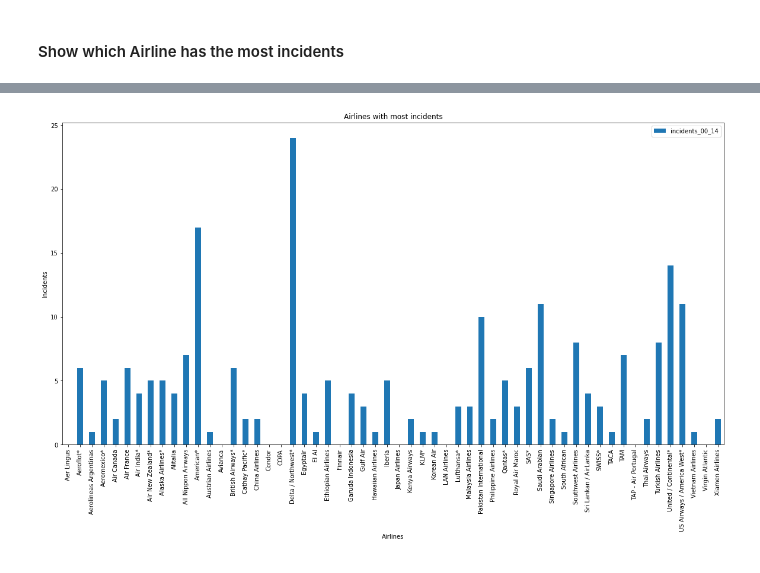
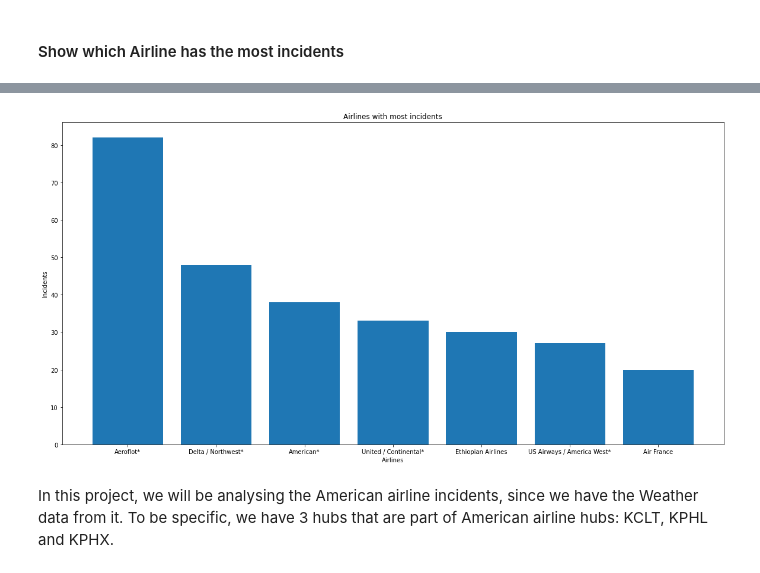
Before and after one commit to mrcl-crz/Airline-Safety-on-Bad-Weather, a Jupyter notebook: Airline Safety on Bad Weather.ipynb, the cells around one changed output, grey strips where cells are left out. Drawn from its saved outputs; the diff is of its cells as text; code cells hidden in the pictures.

```diff
--- a/Airline Safety on Bad Weather.ipynb
+++ b/Airline Safety on Bad Weather.ipynb
@@ -139,0 +143,4 @@ AttributeError: 'SeriesGroupBy' object has no attribute 'sort_values'
+# %%
+airline_safety['incidents_85_14'] = airline_safety['incidents_00_14'] + airline_safety['incidents_85_99']
+# %%
+airline_safety.sort_values('incidents_85_14', ascending=False, inplace=True)
@@ -140,12 +161,13 @@ AttributeError: 'SeriesGroupBy' object has no attribute 'sort_values'
+# %%
+most_inc = airline_safety[airline_safety['incidents_85_14'] >= 20]
 # %%
-x = airline_safety['airline']
-y = airline_safety['incidents_00_14']
-
-airline_safety.plot(x = 'airline', y = 'incidents_00_14', kind='bar')
-
+plt.bar('airline', 'incidents_85_14', data=most_inc)
 plt.xlabel('Airlines')
 plt.ylabel('Incidents')
 plt.title('Airlines with most incidents')
 plt.show()
 # %% [output]
-[figure, old version]
+[figure, new version]
+# %% [markdown]
+In this project, we will be analysing the American airline incidents, since we have the Weather data from it.
+To be specific, we have 3 hubs that are part of American airline hubs: KCLT, KPHL and KPHX.
```
Also changed, not shown: parts of 8 cells of this notebook.
